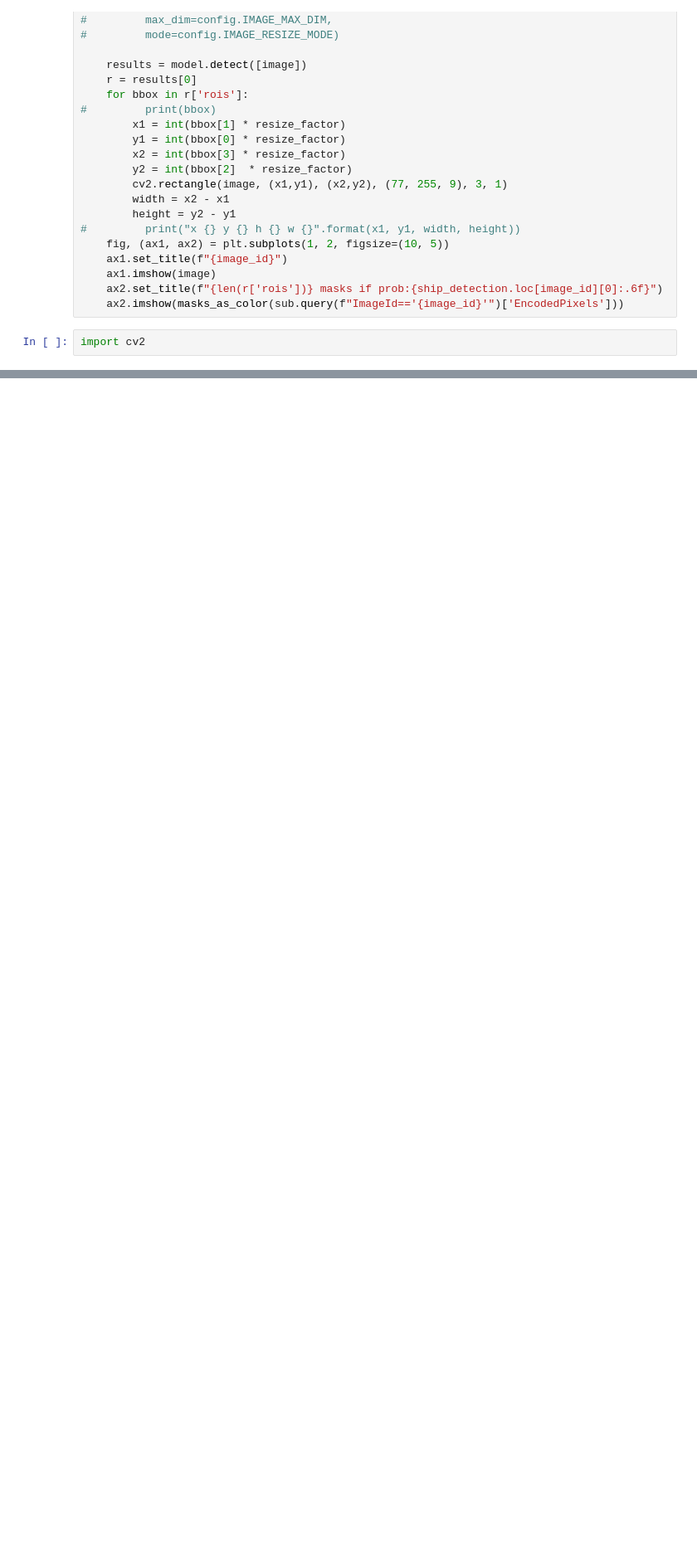
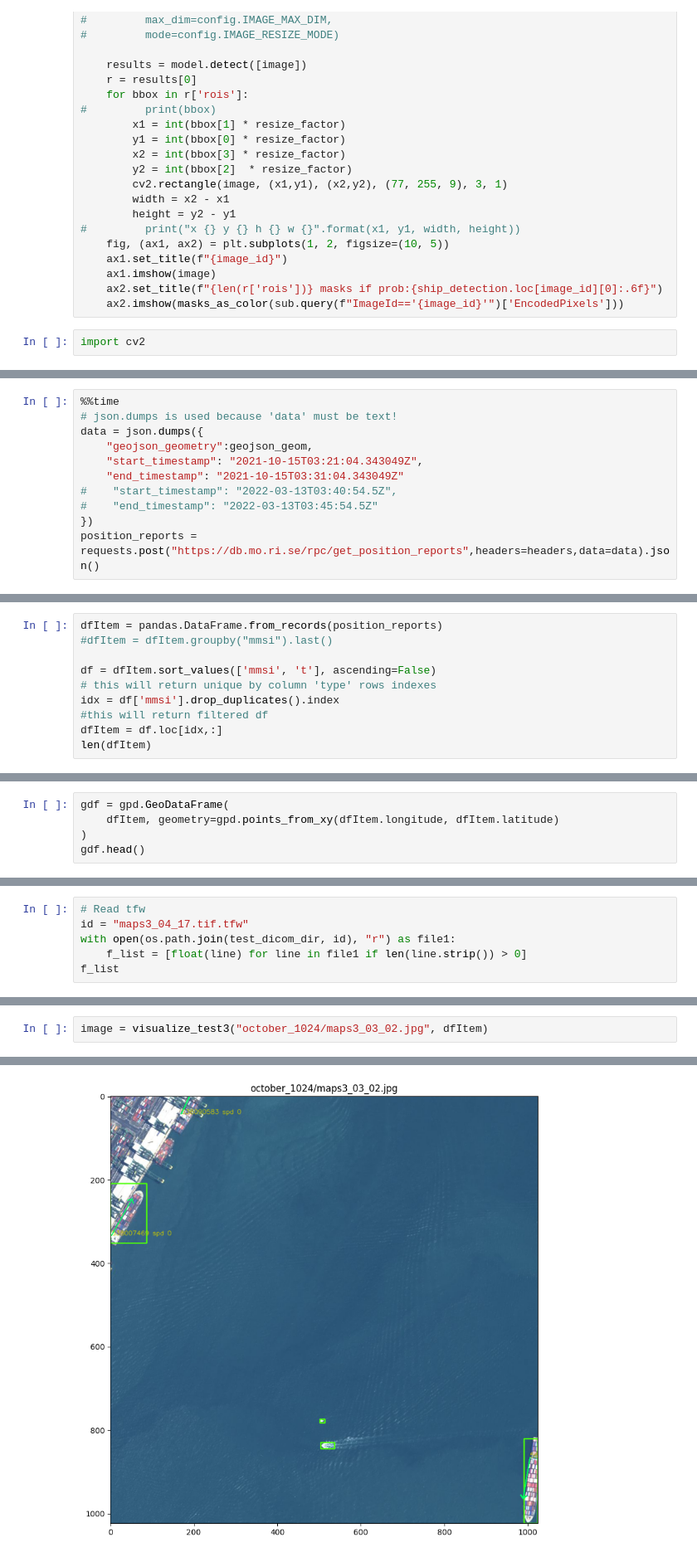
Before and after one commit to Raman-RISE/ELSA, a Jupyter notebook: Mask_RCNN_local.ipynb, the cells around one changed output, grey strips where cells are left out. Shown at 83% size. Drawn from its saved outputs; the diff is of its cells as text; blank space fills up the shorter version.

```diff
--- a/Mask_RCNN_local.ipynb
+++ b/Mask_RCNN_local.ipynb
@@ -507,0 +572,11 @@ visualize_test2("MicrosoftTeams-image.jpg")
+# %%
+%%time
+# json.dumps is used because 'data' must be text!
+data = json.dumps({
+    "geojson_geometry":geojson_geom,
+    "start_timestamp": "2021-10-15T03:21:04.343049Z",
+    "end_timestamp": "2021-10-15T03:31:04.343049Z"
+#    "start_timestamp": "2022-03-13T03:40:54.5Z",
+#    "end_timestamp": "2022-03-13T03:45:54.5Z"
+})
+position_reports = requests.post("https://db.mo.ri.se/rpc/get_position_reports",headers=headers,data=data).json()
@@ -507,0 +585,10 @@ visualize_test2("MicrosoftTeams-image.jpg")
+# %%
+dfItem = pandas.DataFrame.from_records(position_reports)
+#dfItem = dfItem.groupby("mmsi").last()
+
+df = dfItem.sort_values(['mmsi', 't'], ascending=False)
+# this will return unique by column 'type' rows indexes
+idx = df['mmsi'].drop_duplicates().index
+#this will return filtered df
+dfItem = df.loc[idx,:]
+len(dfItem)
@@ -507,0 +597,5 @@ visualize_test2("MicrosoftTeams-image.jpg")
+# %%
+gdf = gpd.GeoDataFrame(
+    dfItem, geometry=gpd.points_from_xy(dfItem.longitude, dfItem.latitude)
+)
+gdf.head()
@@ -507,0 +609,6 @@ visualize_test2("MicrosoftTeams-image.jpg")
+# %%
+# Read tfw
+id = "maps3_04_17.tif.tfw"
+with open(os.path.join(test_dicom_dir, id), "r") as file1:
+    f_list = [float(line) for line in file1 if len(line.strip()) > 0]
+f_list
@@ -507,0 +737,3 @@ visualize_test2("MicrosoftTeams-image.jpg")
+# %%
+image = visualize_test3("october_1024/maps3_03_02.jpg", dfItem)
+# %% [output]
@@ -507,0 +744 @@ visualize_test2("MicrosoftTeams-image.jpg")
+[figure, added]
```
Also changed, not shown: parts of 20 cells of this notebook, 2 other files.
